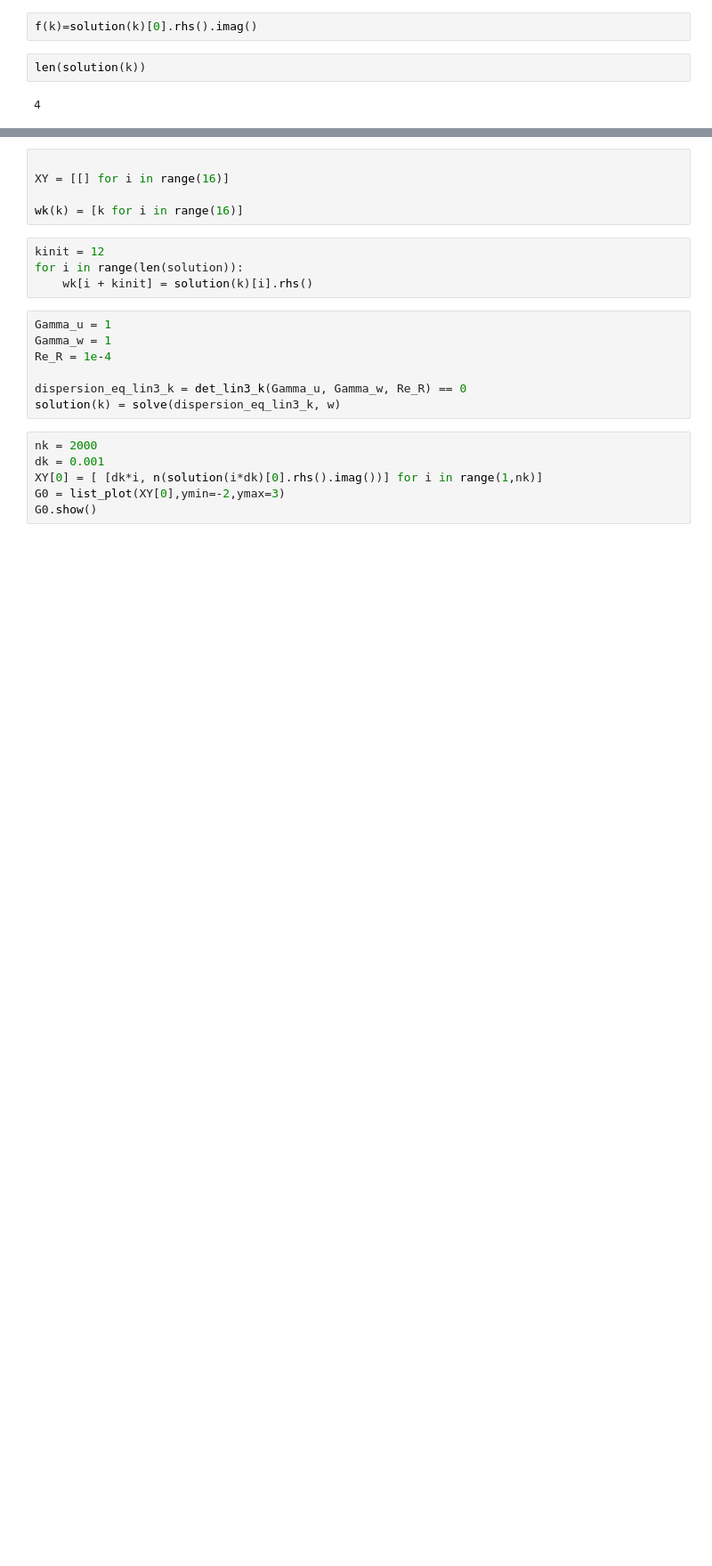
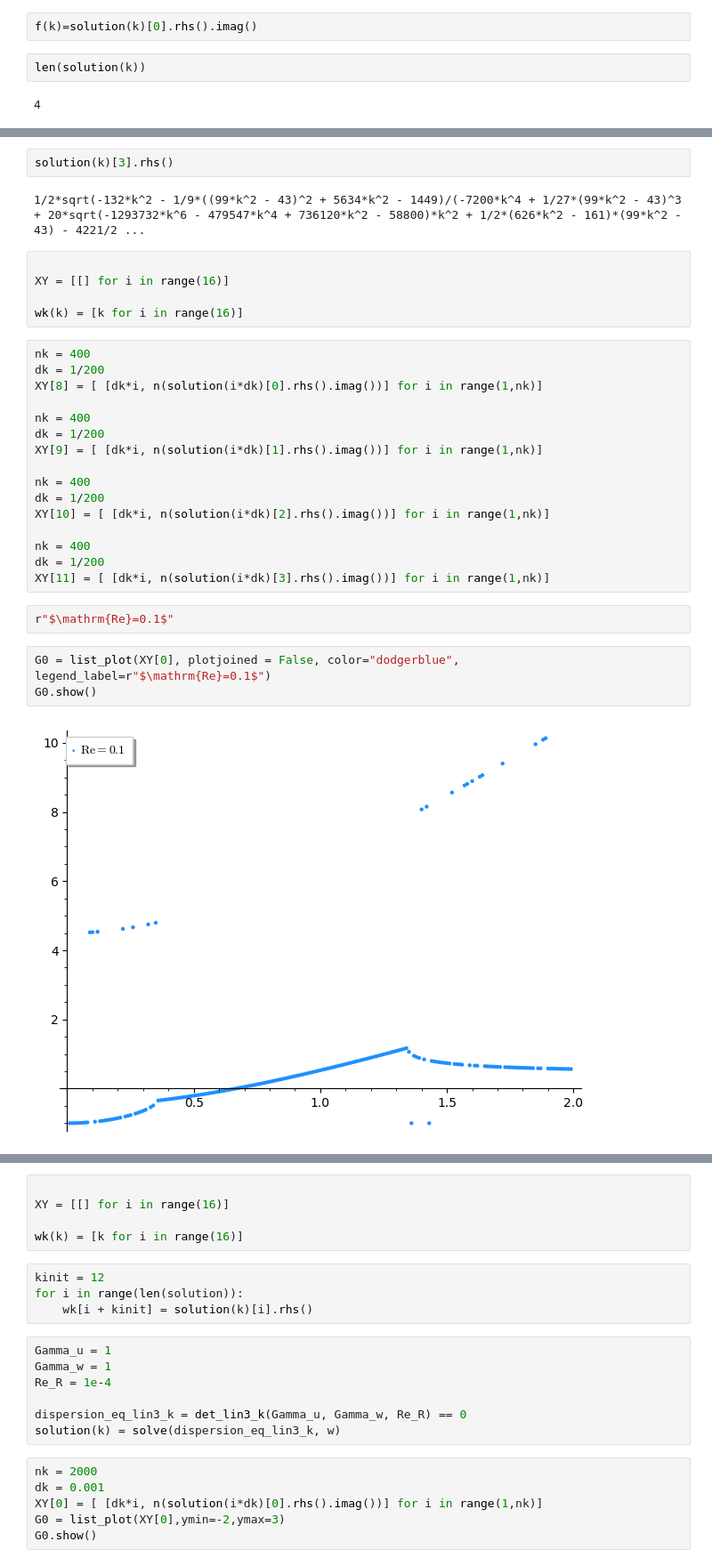
Before and after one commit to fvegar/rips, a Jupyter notebook: rips_dispersion.ipynb, the cells around one changed output, grey strips where cells are left out. Shown at 89% size. Cells and saved outputs as stored; diff of their text form; blank space fills up the shorter version.

```diff
--- a/rips_dispersion.ipynb
+++ b/rips_dispersion.ipynb
@@ -224,0 +226,32 @@ verbose 0 (3838: plot.py, generate_plot_points) Last error message: 'math domain
+# %%
+solution(k)[3].rhs()
+# %% [output]
+1/2*sqrt(-132*k^2 - 1/9*((99*k^2 - 43)^2 + 5634*k^2 - 1449)/(-7200*k^4 + 1/27*(99*k^2 - 43)^3 + 20*sqrt(-1293732*k^6 - 479547*k^4 + 736120*k^2 - 58800)*k^2 + 1/2*(626*k^2 - 161)*(99*k^2 - 43) - 4221/2 ...
+# %%
+
+XY = [[] for i in range(16)]
+
+wk(k) = [k for i in range(16)]
+# %%
+nk = 400
+dk = 1/200
+XY[8] = [ [dk*i, n(solution(i*dk)[0].rhs().imag())] for i in range(1,nk)]
+
+nk = 400
+dk = 1/200
+XY[9] = [ [dk*i, n(solution(i*dk)[1].rhs().imag())] for i in range(1,nk)]
+
+nk = 400
+dk = 1/200
+XY[10] = [ [dk*i, n(solution(i*dk)[2].rhs().imag())] for i in range(1,nk)]
+
+nk = 400
+dk = 1/200
+XY[11] = [ [dk*i, n(solution(i*dk)[3].rhs().imag())] for i in range(1,nk)]
+# %%
+r"$\mathrm{Re}=0.1$"
+# %%
+G0 = list_plot(XY[0], plotjoined = False, color="dodgerblue", legend_label=r"$\mathrm{Re}=0.1$")
+G0.show()
+# %% [output]
+[figure, added]
```
Also changed, not shown: parts of 49 cells of this notebook, 3 other files.
